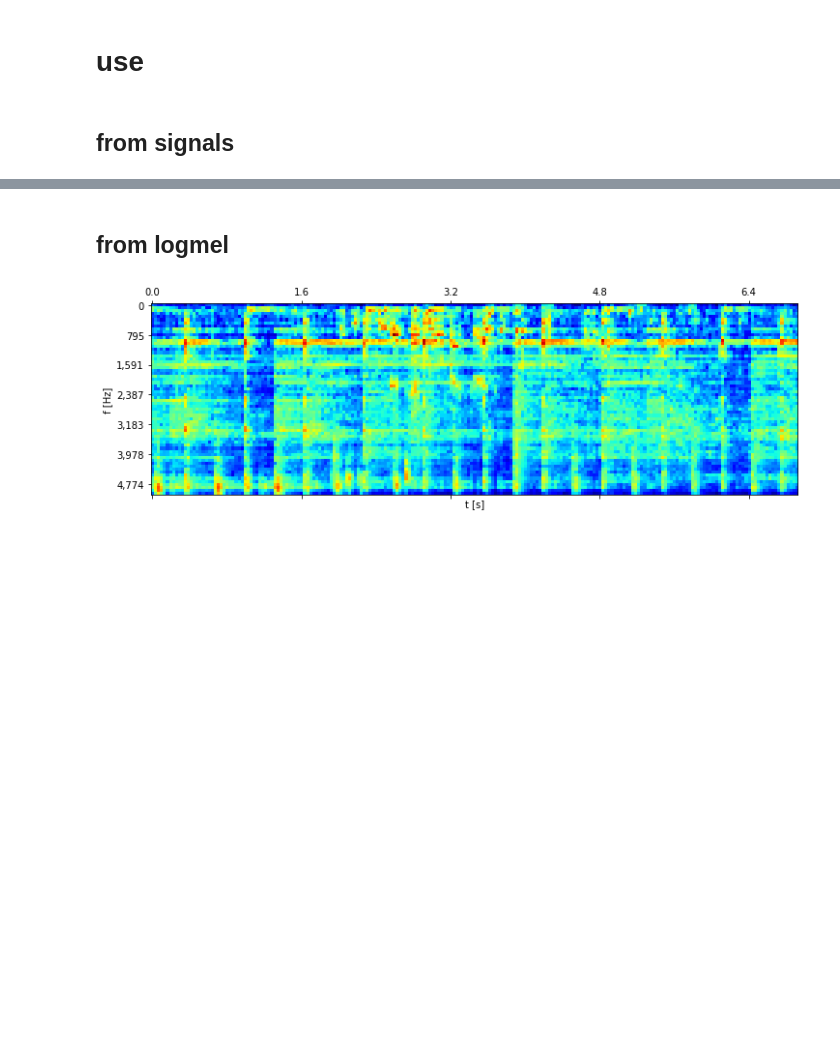
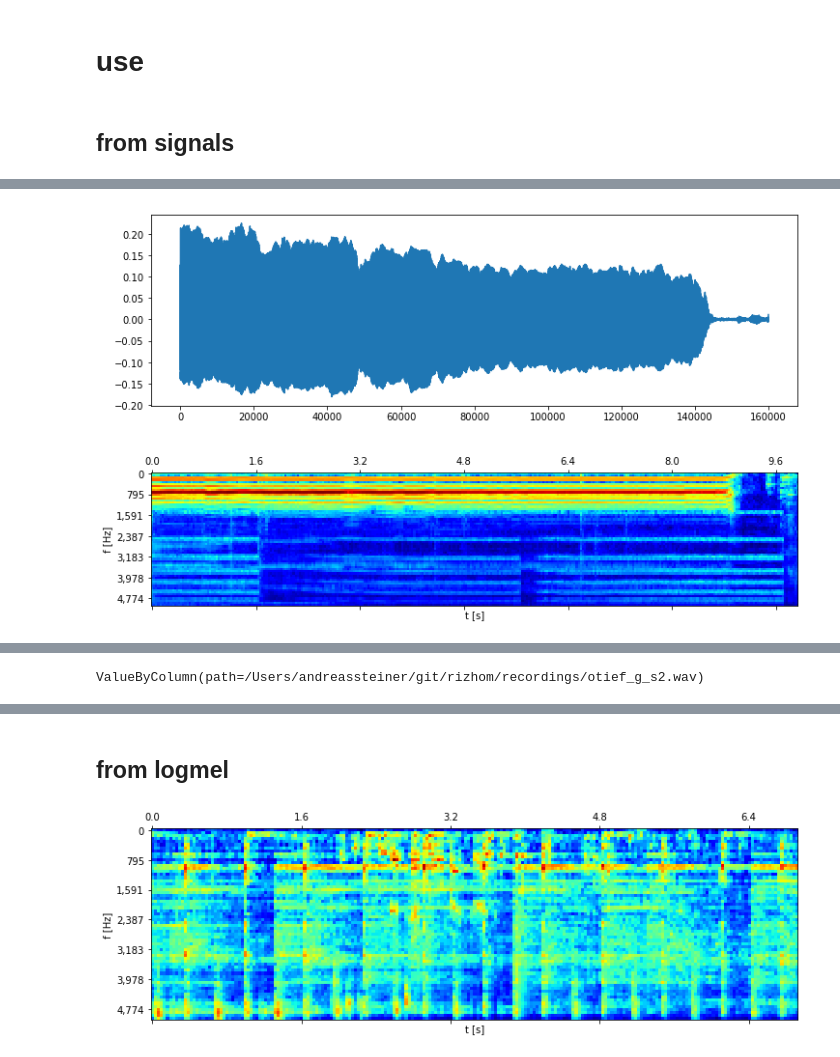
Before and after one commit to nuru-nu/moyo, a Jupyter notebook: notebooks/tf.ipynb, the cells around one changed output, grey strips where cells are left out. Drawn from its saved outputs; the diff is of its cells as text; code cells hidden in the pictures; blank space fills up the shorter version.

Commit message:
improved sample visualization for ml

```diff
--- a/notebooks/tf.ipynb
+++ b/notebooks/tf.ipynb
@@ -584,0 +599,4 @@ plt.legend();
+# %%
+ab.data.otief_g_s2
+# %% [output]
+[figure, added]
@@ -584,0 +604 @@ plt.legend();
+ValueByColumn(path=/Users/andreassteiner/git/rizhom/recordings/otief_g_s2.wav)
```
Also changed, not shown: parts of 17 cells of this notebook, 2 other files.
